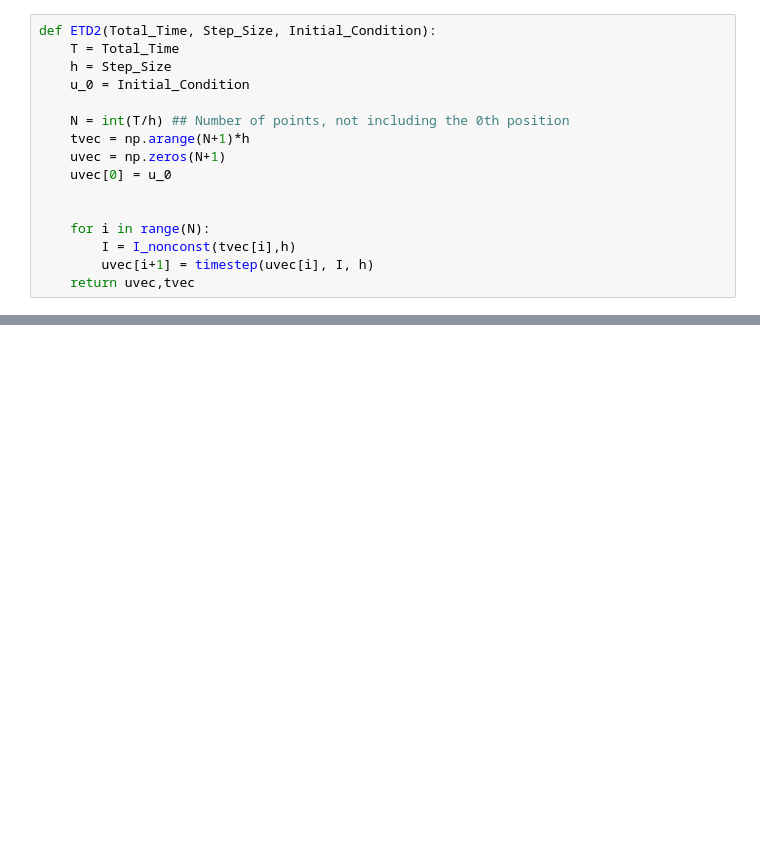
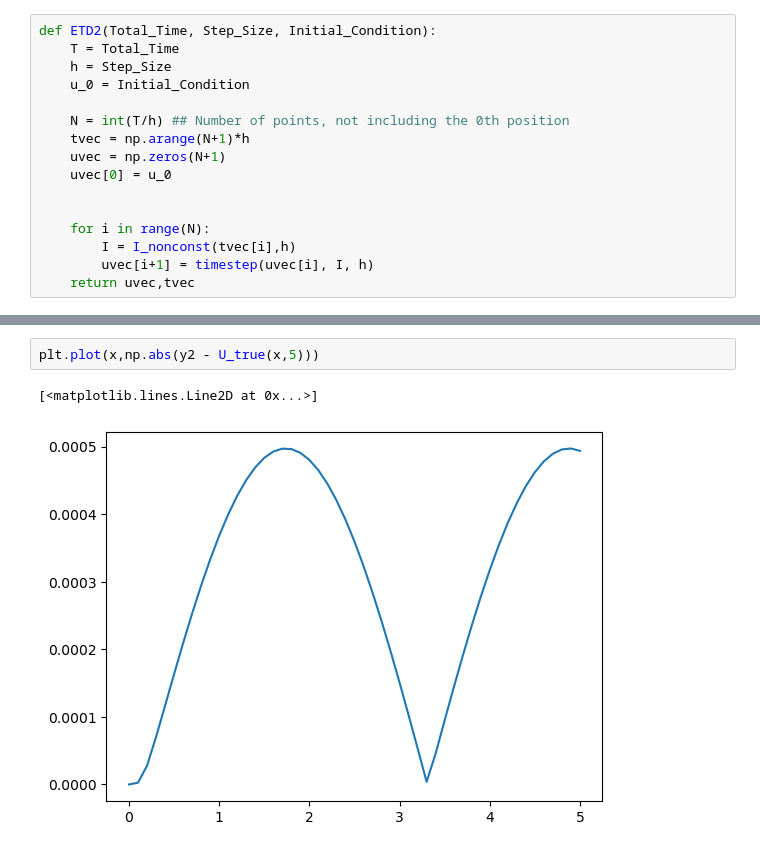
Before and after one commit to Gaffeyh/Research_Project, a Jupyter notebook: SimpleTest.ipynb, the cells around one changed output, grey strips where cells are left out. Saved outputs shown, nothing was run; the diff lists cells and outputs as text; blank space fills up the shorter version.

```diff
--- a/SimpleTest.ipynb
+++ b/SimpleTest.ipynb
@@ -119,0 +126,5 @@ plt.plot(x2,y2)
+# %%
+plt.plot(x,np.abs(y2 - U_true(x,5)))
+# %% [output]
+[<matplotlib.lines.Line2D at 0x...>]
+[figure, added]
```
Also changed, not shown: parts of 6 cells of this notebook.
